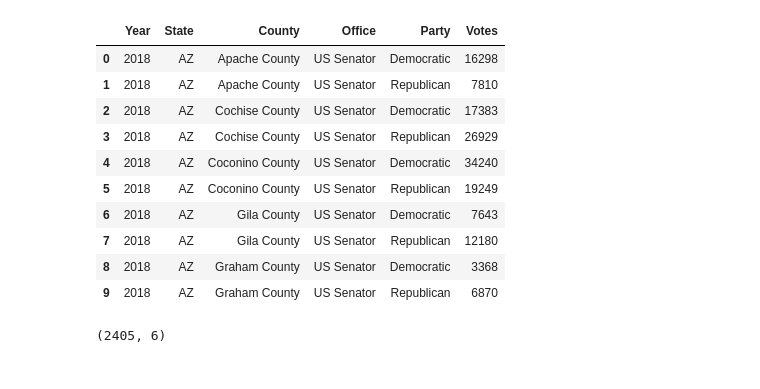
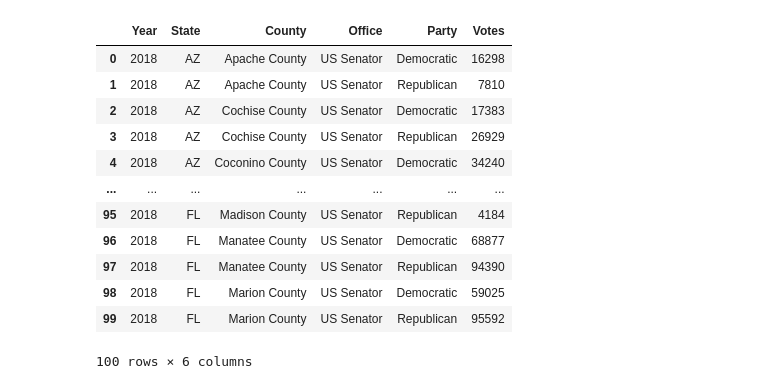
Before and after one commit to furqaanali/CS418-Project01, a Jupyter notebook: Project 01.ipynb, the cells around one changed output. Drawn from its saved outputs; the diff is of its cells as text; code cells hidden in the pictures.

```diff
--- a/Project 01.ipynb
+++ b/Project 01.ipynb
@@ -18,14 +19,16 @@ election_data = pd.read_csv('election_train.csv')
 # %%
-election_data.head(10)
+election_data.head(100)
 # %% [output]
 |  | Year | State | County | Office | Party | Votes |
 | 0 | 2018 | AZ | Apache County | US Senator | Democratic | 16298 |
 | 1 | 2018 | AZ | Apache County | US Senator | Republican | 7810 |
 | 2 | 2018 | AZ | Cochise County | US Senator | Democratic | 17383 |
 | 3 | 2018 | AZ | Cochise County | US Senator | Republican | 26929 |
 | 4 | 2018 | AZ | Coconino County | US Senator | Democratic | 34240 |
-| 5 | 2018 | AZ | Coconino County | US Senator | Republican | 19249 |
-| 6 | 2018 | AZ | Gila County | US Senator | Democratic | 7643 |
-| 7 | 2018 | AZ | Gila County | US Senator | Republican | 12180 |
-| 8 | 2018 | AZ | Graham County | US Senator | Democratic | 3368 |
-| 9 | 2018 | AZ | Graham County | US Senator | Republican | 6870 |
+| ... | ... | ... | ... | ... | ... | ... |
+| 95 | 2018 | FL | Madison County | US Senator | Republican | 4184 |
+| 96 | 2018 | FL | Manatee County | US Senator | Democratic | 68877 |
+| 97 | 2018 | FL | Manatee County | US Senator | Republican | 94390 |
+| 98 | 2018 | FL | Marion County | US Senator | Democratic | 59025 |
+| 99 | 2018 | FL | Marion County | US Senator | Republican | 95592 |
+100 rows × 6 columns
@@ -34,5 +35 @@ election_data.head(10)
-# %%
-elections_data.shape
-# %% [output]
-(2405, 6)
 # %%
```
Also changed, not shown: parts of 12 cells of this notebook.
